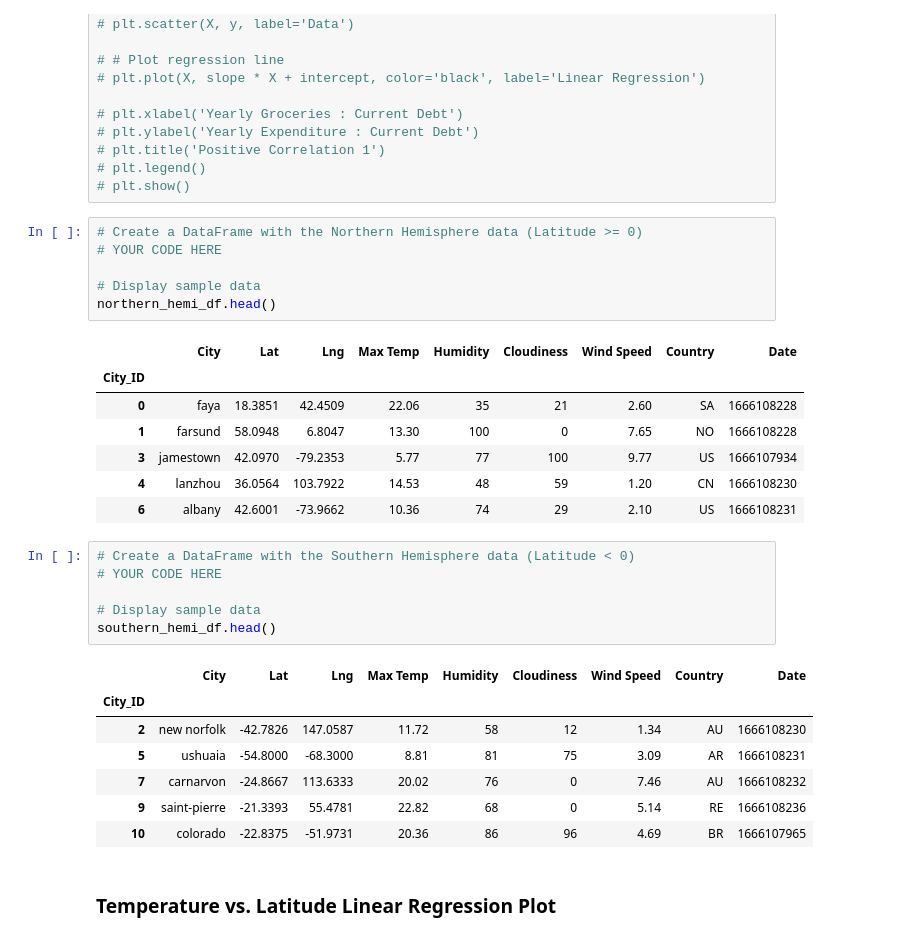
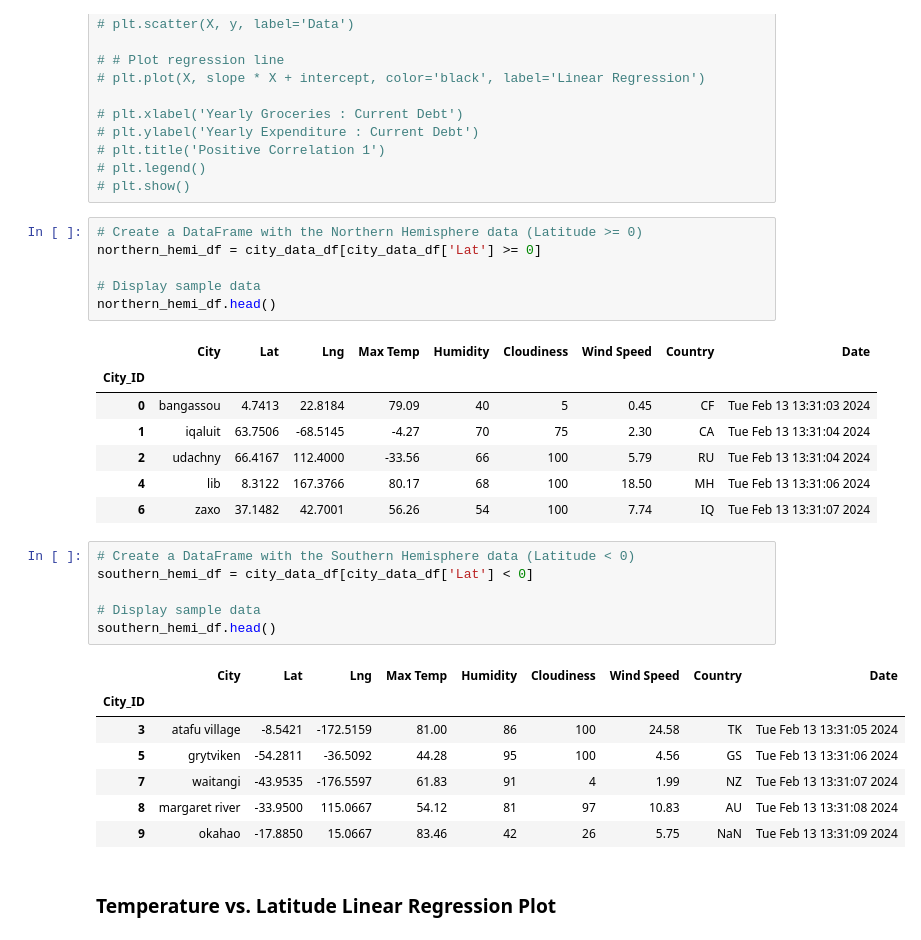
Before and after one commit to teelam1910/python-api-analysis, a Jupyter notebook: WeatherPy/WeatherPy (main).ipynb, the cells around one changed output. Saved outputs shown, nothing was run; the diff lists cells and outputs as text.

```diff
--- a/WeatherPy/WeatherPy (main).ipynb
+++ b/WeatherPy/WeatherPy (main).ipynb
@@ -332,31 +350,31 @@ plt.show()
 # plt.show()
 # %%
 # Create a DataFrame with the Northern Hemisphere data (Latitude >= 0)
-# YOUR CODE HERE
+northern_hemi_df = city_data_df[city_data_df['Lat'] >= 0]
 
 # Display sample data
 northern_hemi_df.head()
 # %% [output]
 |  | City | Lat | Lng | Max Temp | Humidity | Cloudiness | Wind Speed | Country | Date |
 | City_ID |  |  |  |  |  |  |  |  |  |
-| 0 | faya | 18.3851 | 42.4509 | 22.06 | 35 | 21 | 2.60 | SA | 1666108228 |
-| 1 | farsund | 58.0948 | 6.8047 | 13.30 | 100 | 0 | 7.65 | NO | 1666108228 |
-| 3 | jamestown | 42.0970 | -79.2353 | 5.77 | 77 | 100 | 9.77 | US | 1666107934 |
-| 4 | lanzhou | 36.0564 | 103.7922 | 14.53 | 48 | 59 | 1.20 | CN | 1666108230 |
-| 6 | albany | 42.6001 | -73.9662 | 10.36 | 74 | 29 | 2.10 | US | 1666108231 |
+| 0 | bangassou | 4.7413 | 22.8184 | 79.09 | 40 | 5 | 0.45 | CF | Tue Feb 13 13:31:03 2024 |
+| 1 | iqaluit | 63.7506 | -68.5145 | -4.27 | 70 | 75 | 2.30 | CA | Tue Feb 13 13:31:04 2024 |
+| 2 | udachny | 66.4167 | 112.4000 | -33.56 | 66 | 100 | 5.79 | RU | Tue Feb 13 13:31:04 2024 |
+| 4 | lib | 8.3122 | 167.3766 | 80.17 | 68 | 100 | 18.50 | MH | Tue Feb 13 13:31:06 2024 |
+| 6 | zaxo | 37.1482 | 42.7001 | 56.26 | 54 | 100 | 7.74 | IQ | Tue Feb 13 13:31:07 2024 |
 # %%
 # Create a DataFrame with the Southern Hemisphere data (Latitude < 0)
-# YOUR CODE HERE
+southern_hemi_df = city_data_df[city_data_df['Lat'] < 0]
 
 # Display sample data
 southern_hemi_df.head()
 # %% [output]
 |  | City | Lat | Lng | Max Temp | Humidity | Cloudiness | Wind Speed | Country | Date |
 | City_ID |  |  |  |  |  |  |  |  |  |
-| 2 | new norfolk | -42.7826 | 147.0587 | 11.72 | 58 | 12 | 1.34 | AU | 1666108230 |
-| 5 | ushuaia | -54.8000 | -68.3000 | 8.81 | 81 | 75 | 3.09 | AR | 1666108231 |
-| 7 | carnarvon | -24.8667 | 113.6333 | 20.02 | 76 | 0 | 7.46 | AU | 1666108232 |
-| 9 | saint-pierre | -21.3393 | 55.4781 | 22.82 | 68 | 0 | 5.14 | RE | 1666108236 |
-| 10 | colorado | -22.8375 | -51.9731 | 20.36 | 86 | 96 | 4.69 | BR | 1666107965 |
+| 3 | atafu village | -8.5421 | -172.5159 | 81.00 | 86 | 100 | 24.58 | TK | Tue Feb 13 13:31:05 2024 |
+| 5 | grytviken | -54.2811 | -36.5092 | 44.28 | 95 | 100 | 4.56 | GS | Tue Feb 13 13:31:06 2024 |
+| 7 | waitangi | -43.9535 | -176.5597 | 61.83 | 91 | 4 | 1.99 | NZ | Tue Feb 13 13:31:07 2024 |
+| 8 | margaret river | -33.9500 | 115.0667 | 54.12 | 81 | 97 | 10.83 | AU | Tue Feb 13 13:31:08 2024 |
+| 9 | okahao | -17.8850 | 15.0667 | 83.46 | 42 | 26 | 5.75 | NaN | Tue Feb 13 13:31:09 2024 |
 # %% [markdown]
 ###  Temperature vs. Latitude Linear Regression Plot
```
Also changed, not shown: parts of 26 cells of this notebook, 1 other file.
